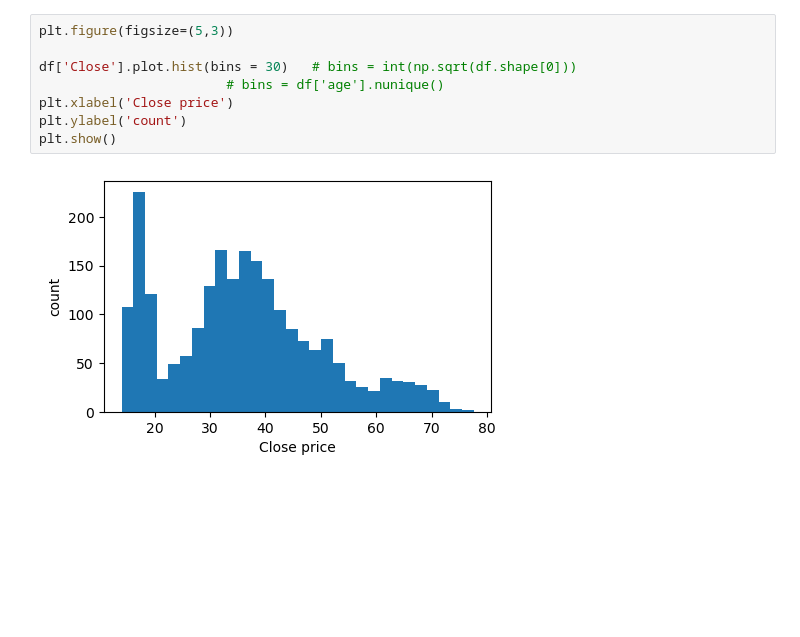
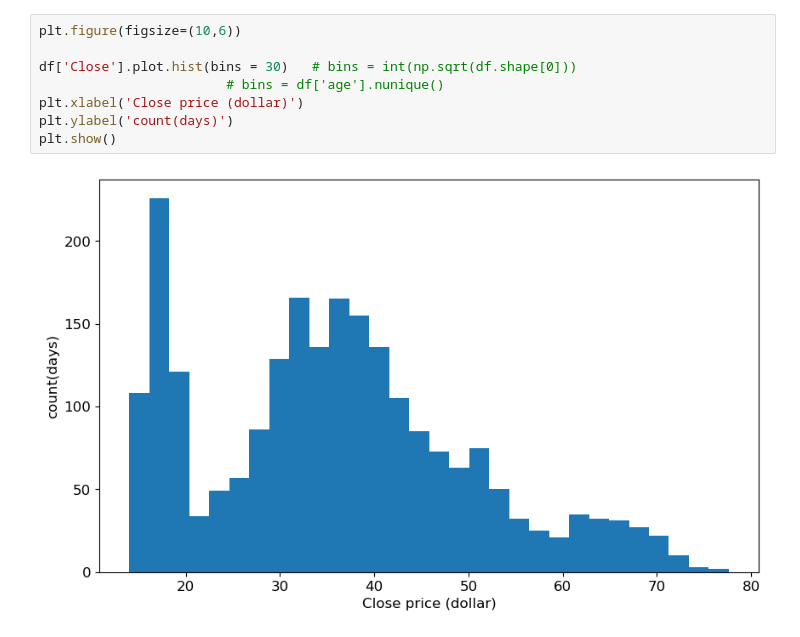
Before and after one commit to Psy3962/data1030_projects, a Jupyter notebook: Untitled.ipynb, the cells around one changed output. Drawn from its saved outputs; the diff is of its cells as text; blank space fills up the shorter version.

```diff
--- a/Untitled.ipynb
+++ b/Untitled.ipynb
@@ -73,11 +89,11 @@ plt.show()
 # %%
-plt.figure(figsize=(5,3))
+plt.figure(figsize=(10,6))
 
 df['Close'].plot.hist(bins = 30)   # bins = int(np.sqrt(df.shape[0]))
                         # bins = df['age'].nunique()
-plt.xlabel('Close price')
-plt.ylabel('count')
+plt.xlabel('Close price (dollar)')
+plt.ylabel('count(days)')
 plt.show()
 # %% [output]
-[figure, old version]
+[figure, new version]
 # %%
```
Also changed, not shown: parts of 34 cells of this notebook.
